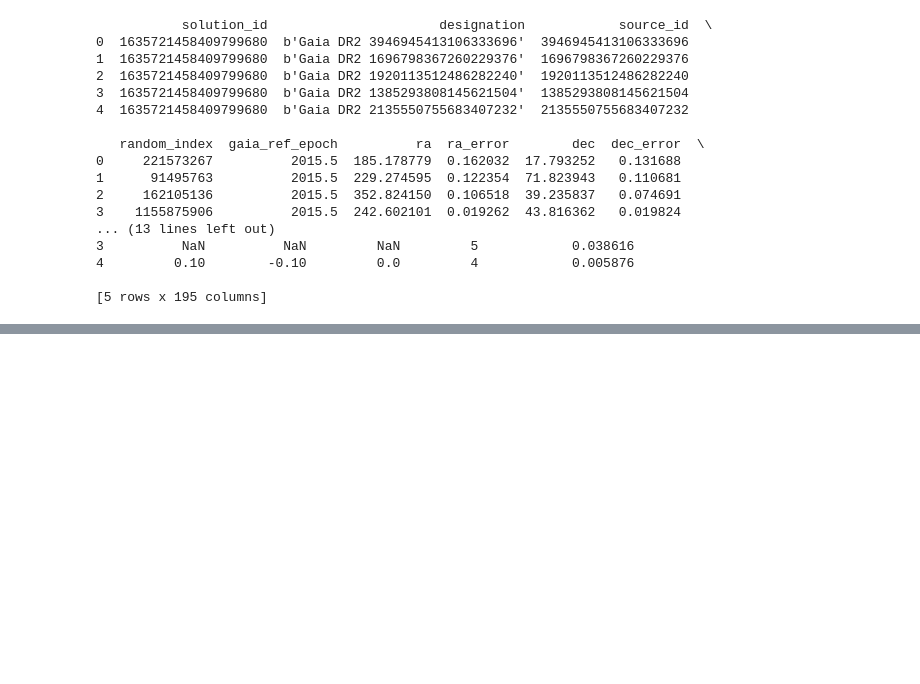
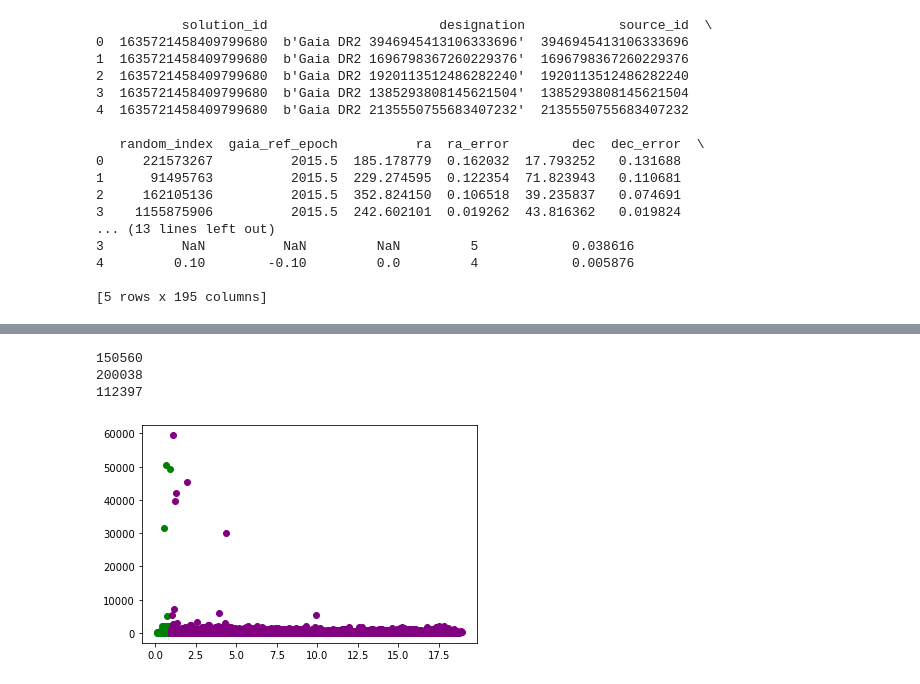
Before and after one commit to exoclam/sculpting, a Jupyter notebook: isolate.ipynb, the cells around one changed output, grey strips where cells are left out. Drawn from its saved outputs; the diff is of its cells as text; code cells hidden in the pictures; blank space fills up the shorter version.

```diff
--- a/isolate.ipynb
+++ b/isolate.ipynb
@@ -683,0 +727,5 @@ There are two points of confusion here. 1) Looks like there are stars sharing th
+# %%
+path = '/Users/chris/Desktop/sculpting/crossmatch_fun/'
+kepler_stellar = pd.read_csv(path+'kepler_stellar_17.csv')
+print(len(kepler_stellar))
+print(kepler_stellar.head())
@@ -683,0 +750,22 @@ There are two points of confusion here. 1) Looks like there are stars sharing th
+# %%
+# join kepler_stellar table with pre-FGK'd Berger tables (table2) since we're only interested in those stars
+kepler_stellar_enriched = pd.merge(kepler_stellar, table2, how='inner', left_on='kepid', right_on='KIC')
+print(len(kepler_stellar_enriched))
+print(len(kepler_stellar))
+print(len(catalog))
+# looks like every single KIC in catalog has a match in kepler_stellar. That's a good sign.
+# %% [output]
+150560
+200038
+112397
+# %%
+# divide between young and old stars
+young = kepler_stellar_enriched.loc[kepler_stellar_enriched.iso_age <= 1.0]
+old = kepler_stellar_enriched.loc[kepler_stellar_enriched.iso_age > 1.0]
+# %%
+# plot to compare CDPPs of young vs old stars
+plt.scatter(young.iso_age, young.rrmscdpp01p5, color='green')
+plt.scatter(old.iso_age, old.rrmscdpp01p5, color='purple')
+plt.show()
+# %% [output]
+[figure, added]
```
Also changed, not shown: parts of 39 cells of this notebook.
